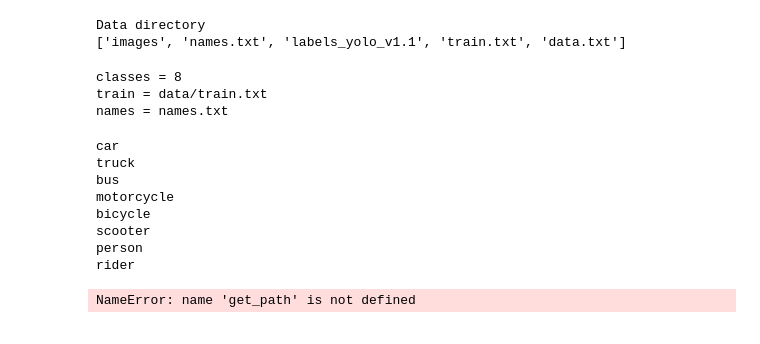
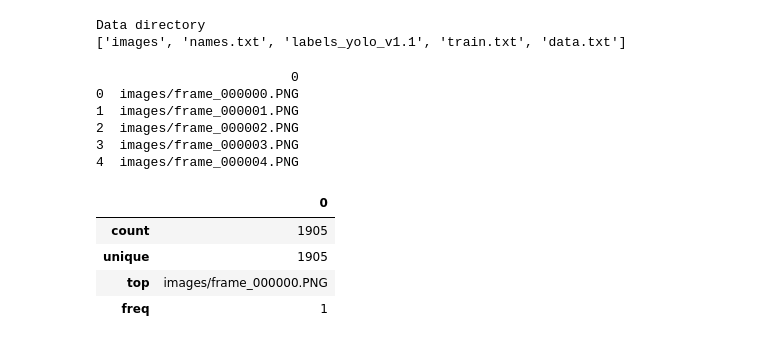
Before and after one commit to HenrikLogJacobsen/CV_Project, a Jupyter notebook: Data_Visualization.ipynb, the cells around one changed output. Cells and saved outputs as stored; diff of their text form; code cells hidden in the pictures.

```diff
--- a/Data_Visualization.ipynb
+++ b/Data_Visualization.ipynb
@@ -19,26 +19,20 @@ print(os.listdir(DATAPATH))
 # %% [output]
 Data directory
 ['images', 'names.txt', 'labels_yolo_v1.1', 'train.txt', 'data.txt']
-# %%
-print(read_file("data.txt"))
-# %% [output]
-classes = 8
-train = data/train.txt
-names = names.txt
-# %%
-print(read_file("names.txt"))
-# %% [output]
-car
-truck
-bus
-motorcycle
-bicycle
-scooter
-person
-rider
 # %%
-train = pd.read_csv(get_path("train.txt"), sep=" ", header=None)
+# train.txt includes path to training data
+train = pd.read_csv("data/train.txt", sep=" ", header=None)
 print(train.head())
 train.describe()
 # %% [output]
-NameError: name 'get_path' is not defined
+                         0
+0  images/frame_000000.PNG
+1  images/frame_000001.PNG
+2  images/frame_000002.PNG
+3  images/frame_000003.PNG
+4  images/frame_000004.PNG
+|  | 0 |
+| count | 1905 |
+| unique | 1905 |
+| top | images/frame_000000.PNG |
+| freq | 1 |
```
Also changed, not shown: parts of 6 cells of this notebook, 1 other file.
